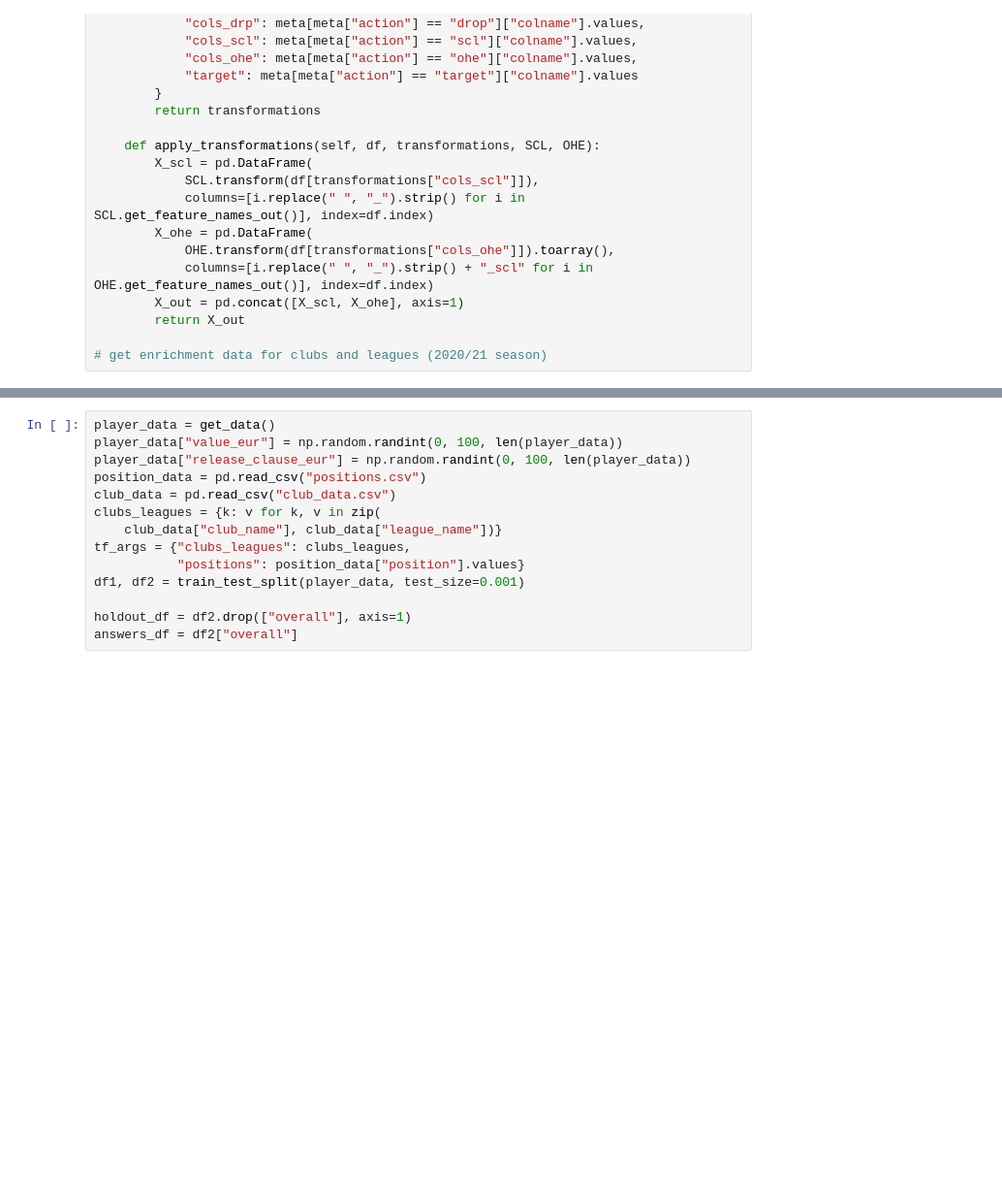
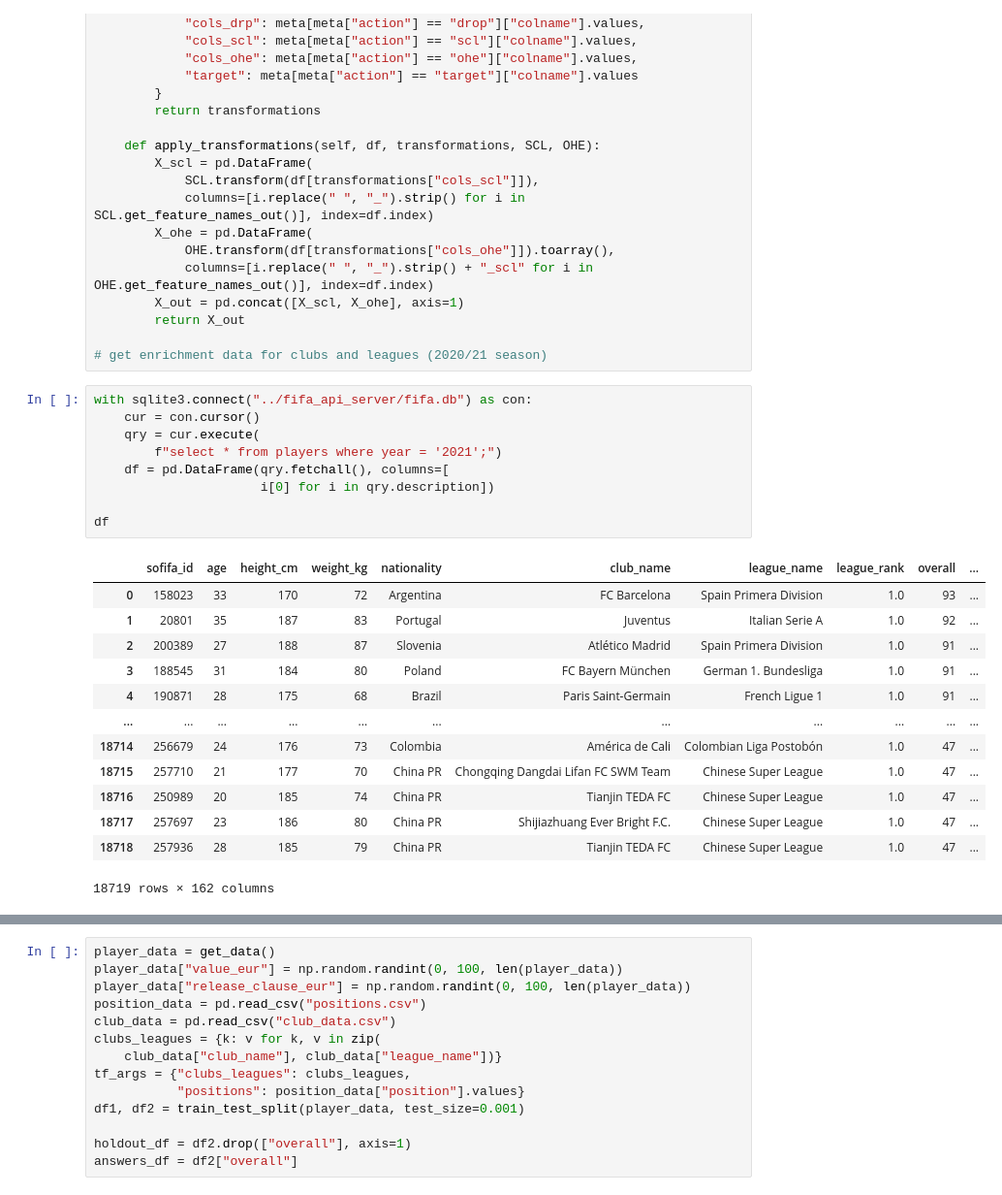
Before and after one commit to adamandrew-ml/portfolio, a Jupyter notebook: fifa_api_model/fifa_explore.ipynb, the cells around one changed output, grey strips where cells are left out. Shown at 97% size. Cells and saved outputs as stored; diff of their text form; blank space fills up the shorter version.

Commit message:
populating player cards

```diff
--- a/fifa_api_model/fifa_explore.ipynb
+++ b/fifa_api_model/fifa_explore.ipynb
@@ -147,3 +147,26 @@ class Transformer:
         return X_out
 
 # get enrichment data for clubs and leagues (2020/21 season)
+# %%
+with sqlite3.connect("../fifa_api_server/fifa.db") as con:
+    cur = con.cursor()
+    qry = cur.execute(
+        f"select * from players where year = '2021';")
+    df = pd.DataFrame(qry.fetchall(), columns=[
+                      i[0] for i in qry.description])
+
+df
+# %% [output]
+|  | sofifa_id | age | height_cm | weight_kg | nationality | club_name | league_name | league_rank | overall | ... |
+| 0 | 158023 | 33 | 170 | 72 | Argentina | FC Barcelona | Spain Primera Division | 1.0 | 93 | ... |
+| 1 | 20801 | 35 | 187 | 83 | Portugal | Juventus | Italian Serie A | 1.0 | 92 | ... |
+| 2 | 200389 | 27 | 188 | 87 | Slovenia | Atlético Madrid | Spain Primera Division | 1.0 | 91 | ... |
+| 3 | 188545 | 31 | 184 | 80 | Poland | FC Bayern München | German 1. Bundesliga | 1.0 | 91 | ... |
+| 4 | 190871 | 28 | 175 | 68 | Brazil | Paris Saint-Germain | French Ligue 1 | 1.0 | 91 | ... |
+| ... | ... | ... | ... | ... | ... | ... | ... | ... | ... | ... |
+| 18714 | 256679 | 24 | 176 | 73 | Colombia | América de Cali | Colombian Liga Postobón | 1.0 | 47 | ... |
+| 18715 | 257710 | 21 | 177 | 70 | China PR | Chongqing Dangdai Lifan FC SWM Team | Chinese Super League | 1.0 | 47 | ... |
+| 18716 | 250989 | 20 | 185 | 74 | China PR | Tianjin TEDA FC | Chinese Super League | 1.0 | 47 | ... |
+| 18717 | 257697 | 23 | 186 | 80 | China PR | Shijiazhuang Ever Bright F.C. | Chinese Super League | 1.0 | 47 | ... |
+| 18718 | 257936 | 28 | 185 | 79 | China PR | Tianjin TEDA FC | Chinese Super League | 1.0 | 47 | ... |
+18719 rows × 162 columns
```
Also changed, not shown: parts of 1 cell of this notebook, 18 other files.
